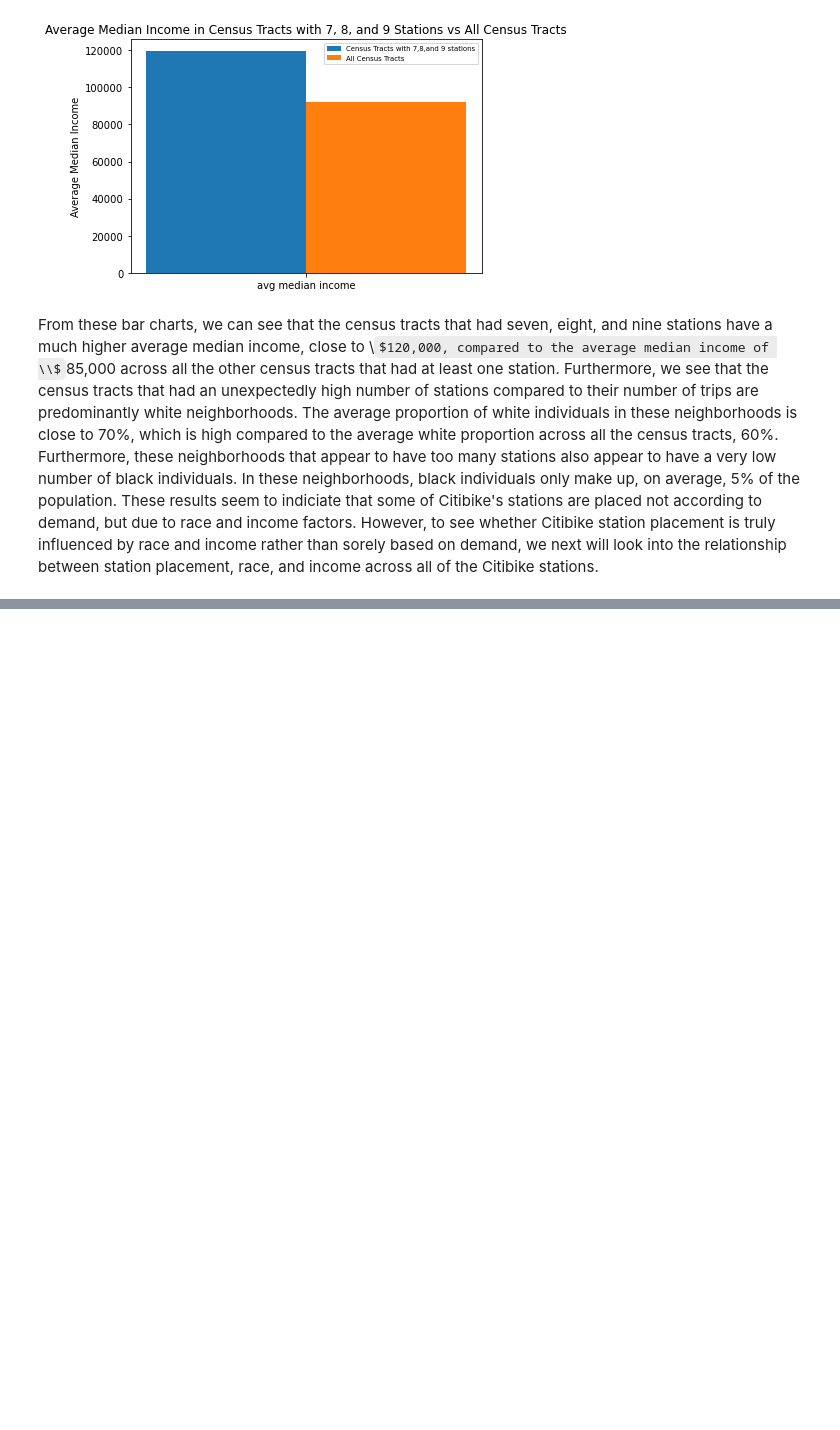
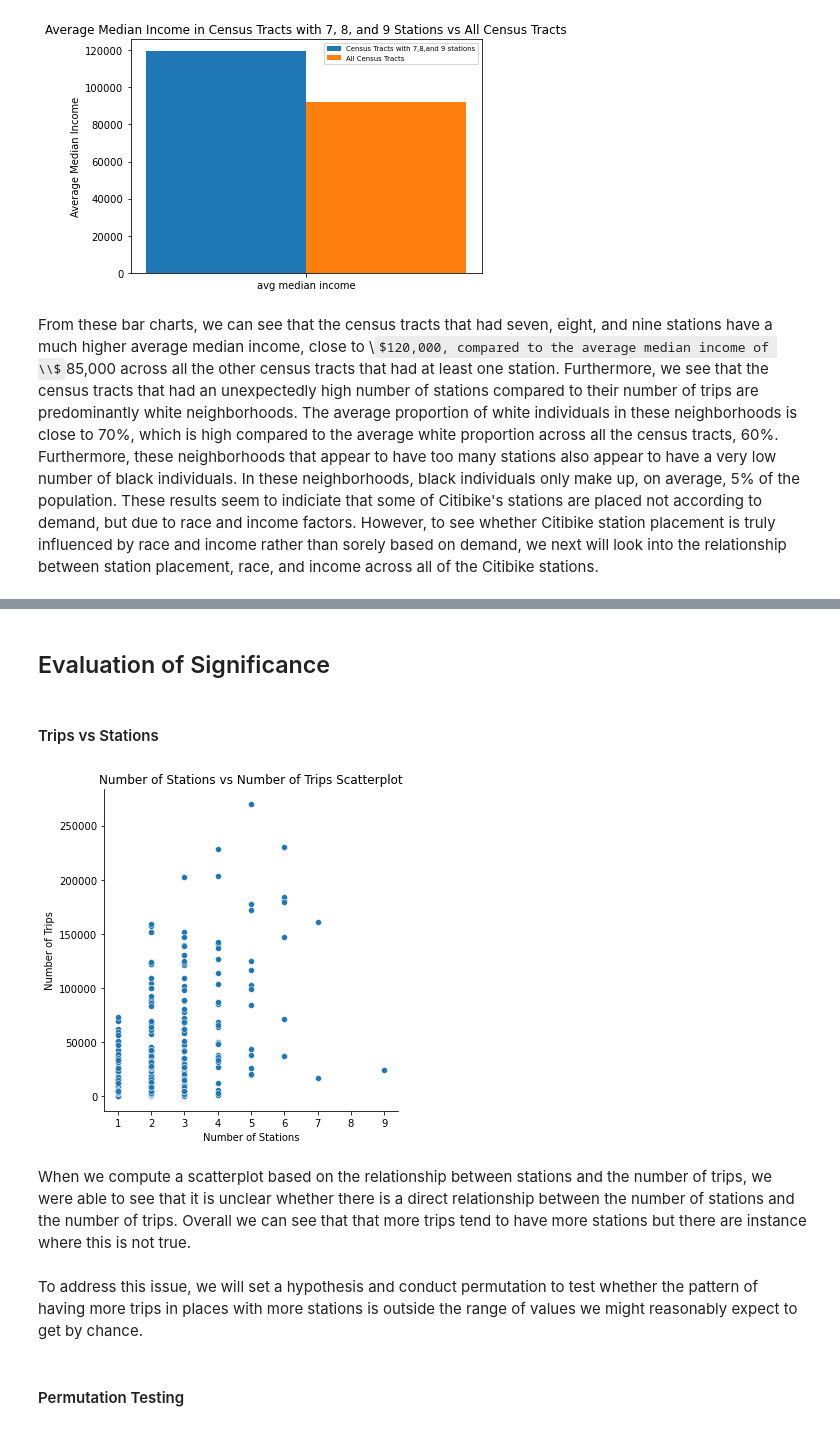
Before and after one commit to shljessie/INFO-2950, a Jupyter notebook: project_phase_submissions/final.ipynb, the cells around one changed output, grey strips where cells are left out. Cells and saved outputs as stored; diff of their text form; code cells hidden in the pictures; some formulas as TeX source; blank space fills up the shorter version.

```diff
--- a/project_phase_submissions/final.ipynb
+++ b/project_phase_submissions/final.ipynb
@@ -557,3 +620,22 @@ a3 :race/income vs trips
 - other things citibike can do
     - shrink cost of usage
     - ~~~ safer roads
+# %% [markdown]
+## Evaluation of Significance
+# %% [markdown]
+#### Trips vs Stations
+# %%
+## Your solution here
+sns.relplot(x="Number of Stations", y="Number of Trips", data=trips_start_df)
+plt.xlabel("Number of Stations")
+plt.ylabel("Number of Trips")
+plt.title("Number of Stations vs Number of Trips Scatterplot")
+plt.show()
+# %% [output]
+[figure, added]
+# %% [markdown]
+When we compute a scatterplot based on the relationship between stations and the number of trips, we were able to see that it is unclear whether there is a direct relationship between the number of stations and the number of trips. Overall we can see that that more trips tend to have more stations but there are instance where this is not true.
+# %% [markdown]
+To address this issue, we will set a hypothesis and conduct permutation to test whether the pattern of having more trips in places with more stations is outside the range of values we might reasonably expect to get by chance.
+# %% [markdown]
+#### Permutation Testing
```
Also changed, not shown: parts of 48 cells of this notebook, 1 other file.
